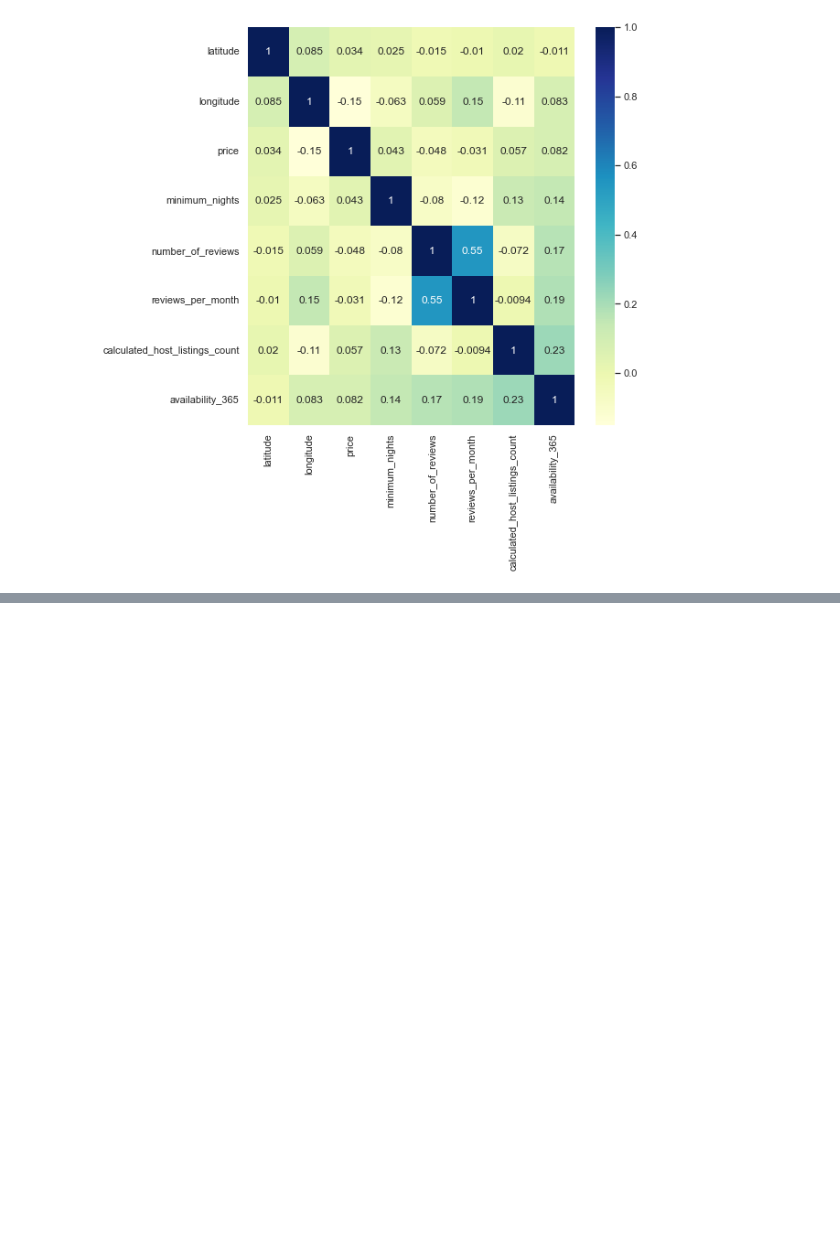
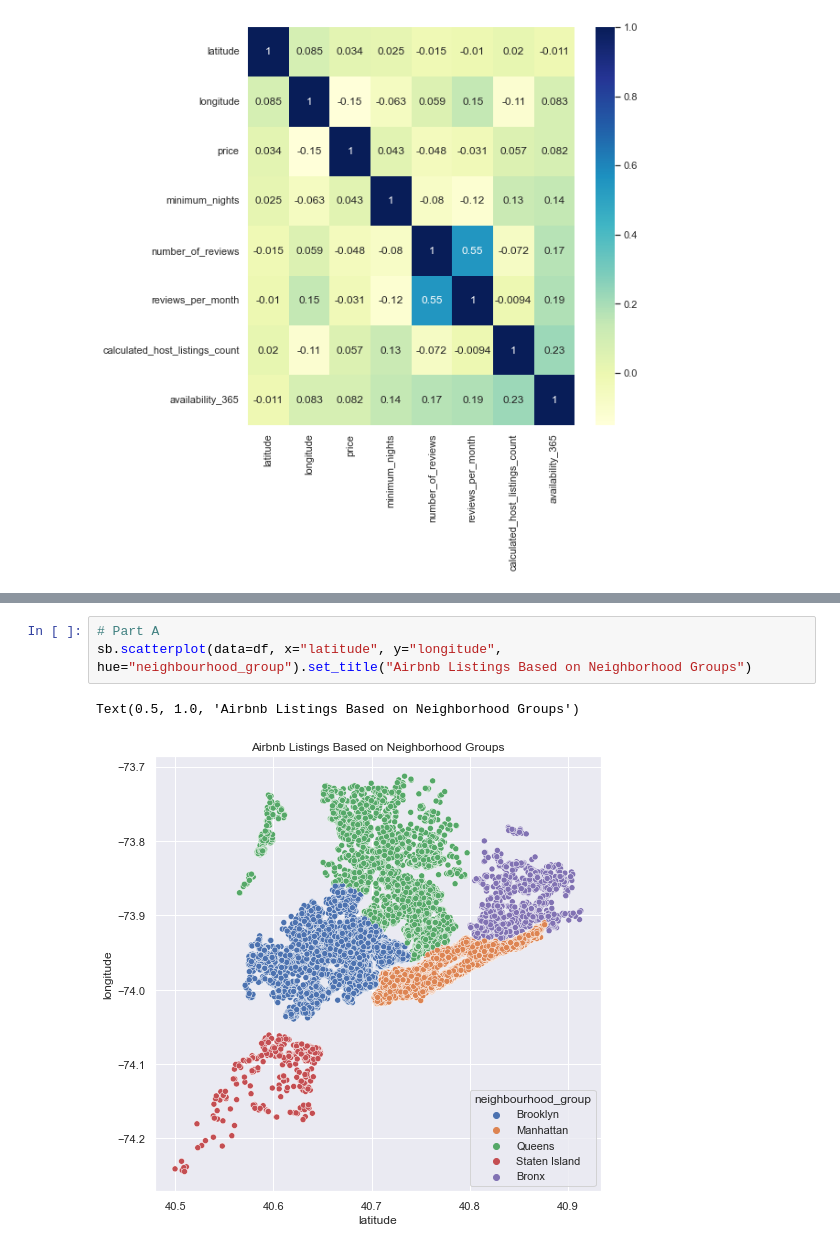
Before and after one commit to svishwanathan01/cse351-hw1, a Jupyter notebook: cse351_hw1_Sabareesh_Vishwanathan_112585006.ipynb, the cells around one changed output, grey strips where cells are left out. Saved outputs shown, nothing was run; the diff lists cells and outputs as text; blank space fills up the shorter version.

Commit message:
Part 4 completed

```diff
--- a/cse351_hw1_Sabareesh_Vishwanathan_112585006.ipynb
+++ b/cse351_hw1_Sabareesh_Vishwanathan_112585006.ipynb
@@ -190,0 +199,6 @@ plt.show()
+# %%
+# Part A
+sb.scatterplot(data=df, x="latitude", y="longitude", hue="neighbourhood_group").set_title("Airbnb Listings Based on Neighborhood Groups")
+# %% [output]
+Text(0.5, 1.0, 'Airbnb Listings Based on Neighborhood Groups')
+[figure, added]
```
Also changed, not shown: parts of 6 cells of this notebook.
